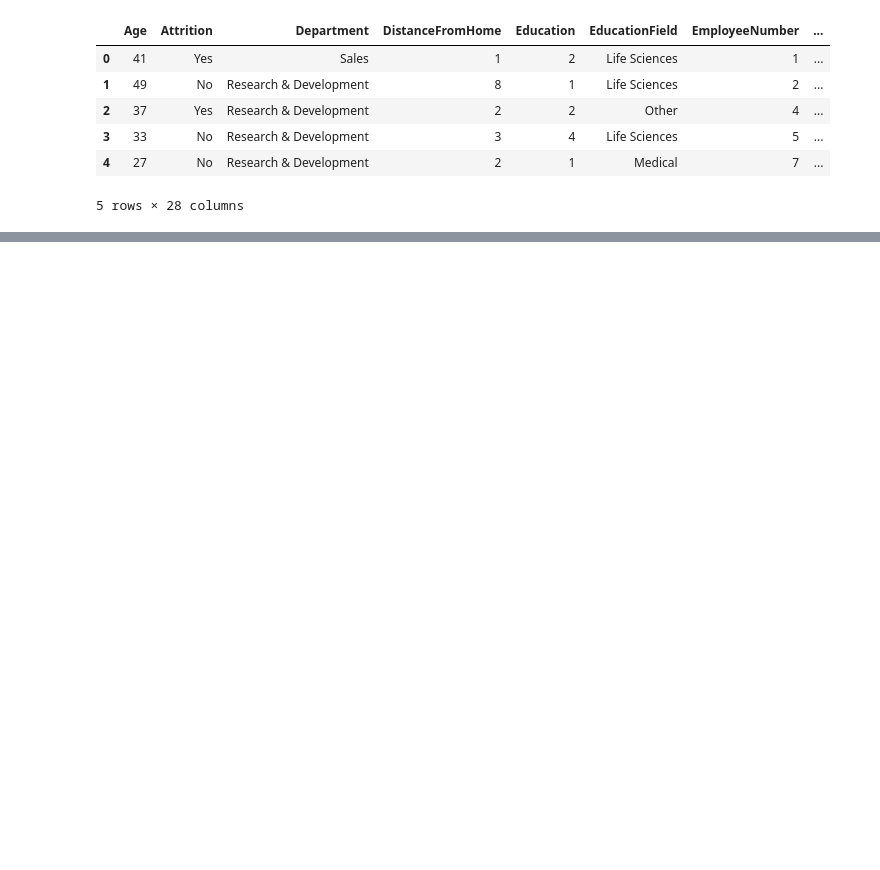
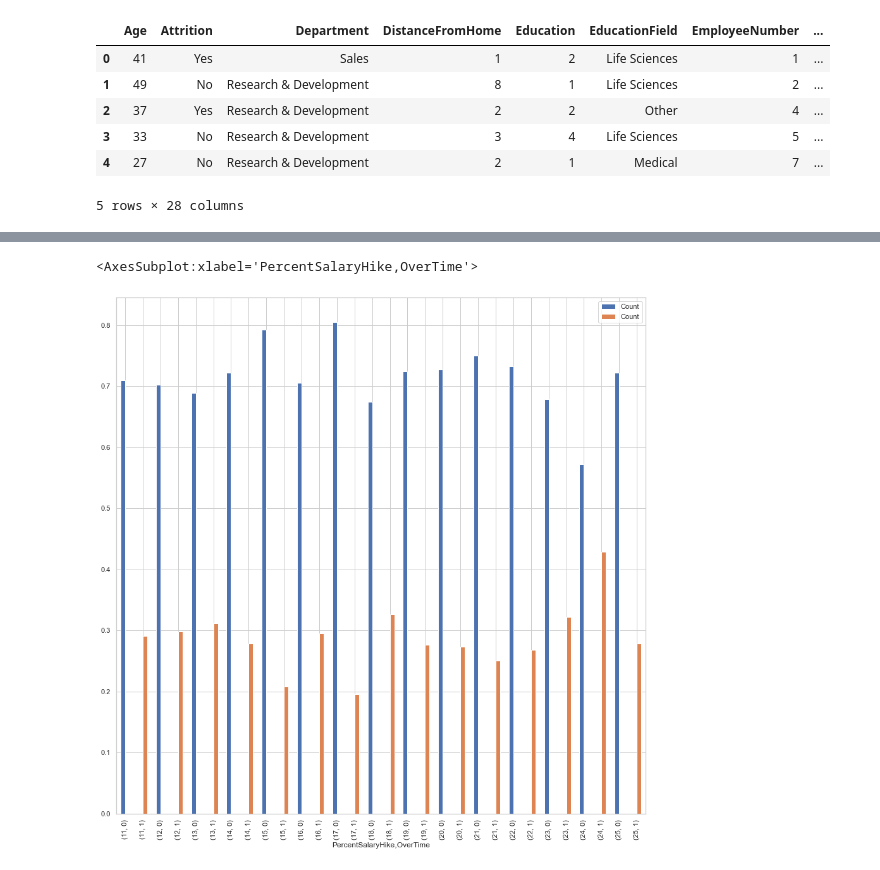
Before and after one commit to Ghosh-Anisha/Data-Analytics-Mini-Project, a Jupyter notebook: Amit_15-21.ipynb, the cells around one changed output, grey strips where cells are left out. Drawn from its saved outputs; the diff is of its cells as text; code cells hidden in the pictures; blank space fills up the shorter version.

```diff
--- a/Amit_15-21.ipynb
+++ b/Amit_15-21.ipynb
@@ -575,0 +333,7 @@ sns.heatmap(corrmat, ax = ax, cmap ="YlGnBu", linewidths = 0.1)
+# %%
+pd.concat(
+    [du.iloc[::2], du.iloc[1::2]],
+    axis=1).plot.bar(figsize=(15,15))
+# %% [output]
+<AxesSubplot:xlabel='PercentSalaryHike,OverTime'>
+[figure, added]
```
Also changed, not shown: parts of 53 cells of this notebook.
